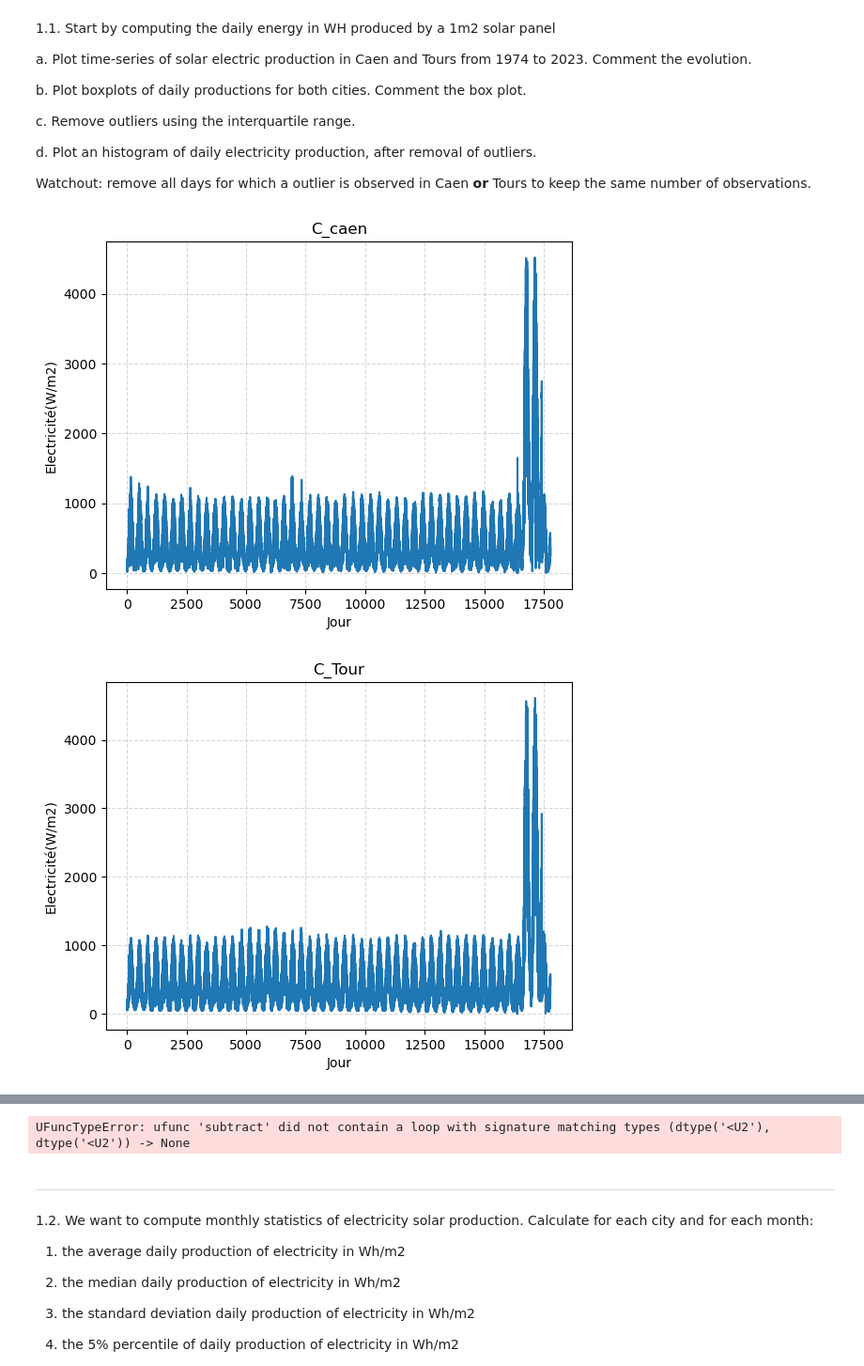
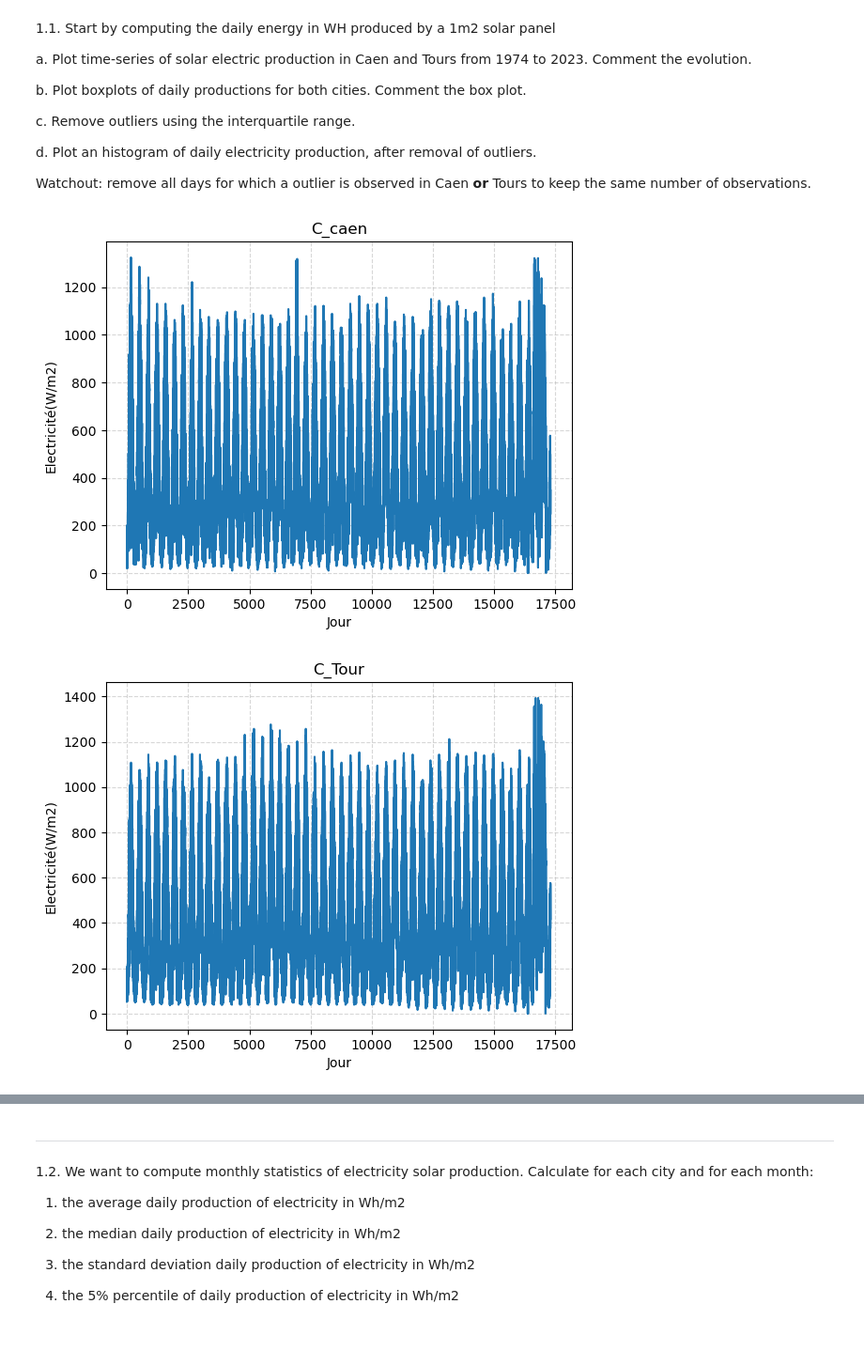
Before and after one commit to BrieucDallemagne/Hackathons_LEPL1109, a Jupyter notebook: Hackathon1 - Antoine.ipynb, the cells around one changed output, grey strips where cells are left out. Shown: that part at 94% size. Saved outputs shown, nothing was run; the diff lists cells and outputs as text; code cells hidden in the pictures; blank space fills up the shorter version.

```diff
--- a/Hackathon1 - Antoine.ipynb
+++ b/Hackathon1 - Antoine.ipynb
@@ -155,34 +155,35 @@ def plot_histogram(data, title, x_label, y_label, bins=10, color='skyblue'):
 
     plt.show()
 
 plot_data(C_caen,'C_caen','Jour','Electricité(W/m2)')
 plot_data(C_Tour,'C_Tour','Jour','Electricité(W/m2)')
 
 box_plot(C_caen,C_Tour,'C_caen et C_Tour','C_caen','C_Tour')
 
 C_caen,C_Tour = remove_outliers_interquartile(C_caen,C_Tour)
 
 plot_histogram(C_caen,'C_caen','Jour','Electricité(W/m2)')
 plot_histogram(C_Tour,'C_Tour','Jour','Electricité(W/m2)',color='lightgreen')
 
 
 
 def remove_outliers(data):
     data = np.array(data).astype(int)
     q1C = np.percentile(data[:, 2], 25)
     q3C = np.percentile(data[:, 2], 75)
-    iqr = q3C-q1C
+    iqrC = q3C-q1C
 
     q1T = np.percentile(data[:, 3], 25)
     q3T = np.percentile(data[:, 3], 75)
+    iqrT = q3T - q1T
 
     lines = []
     for i in range(len(data)):
-        if data[i, 2] > q1C - 1.5*iqr and data[i, 2] < q3C + 1.5*iqr and data[i, 3] > q1T - 1.5*iqr and data[i, 3] < q3T + 1.5*iqr:
+        if data[i, 2] > q1C - 1.5*iqrC and data[i, 2] < q3C + 1.5*iqrC and data[i, 3] > q1T - 1.5*iqrT and data[i, 3] < q3T + 1.5*iqrT:
             lines.append(data[i])
     return np.array(lines)
 
 data = remove_outliers(data)
 # %% [output]
-[figure, old version]
+[figure, new version]
-[figure, old version]
+[figure, new version]
@@ -192,4 +193,3 @@ data = remove_outliers(data)
-UFuncTypeError: ufunc 'subtract' did not contain a loop with signature matching types (dtype('<U2'), dtype('<U2')) -> None
 # %% [markdown]
 ---
 1.2. We want to compute monthly statistics of electricity solar production. Calculate for each city and for each month:
```
Also changed, not shown: parts of 2 cells of this notebook.
